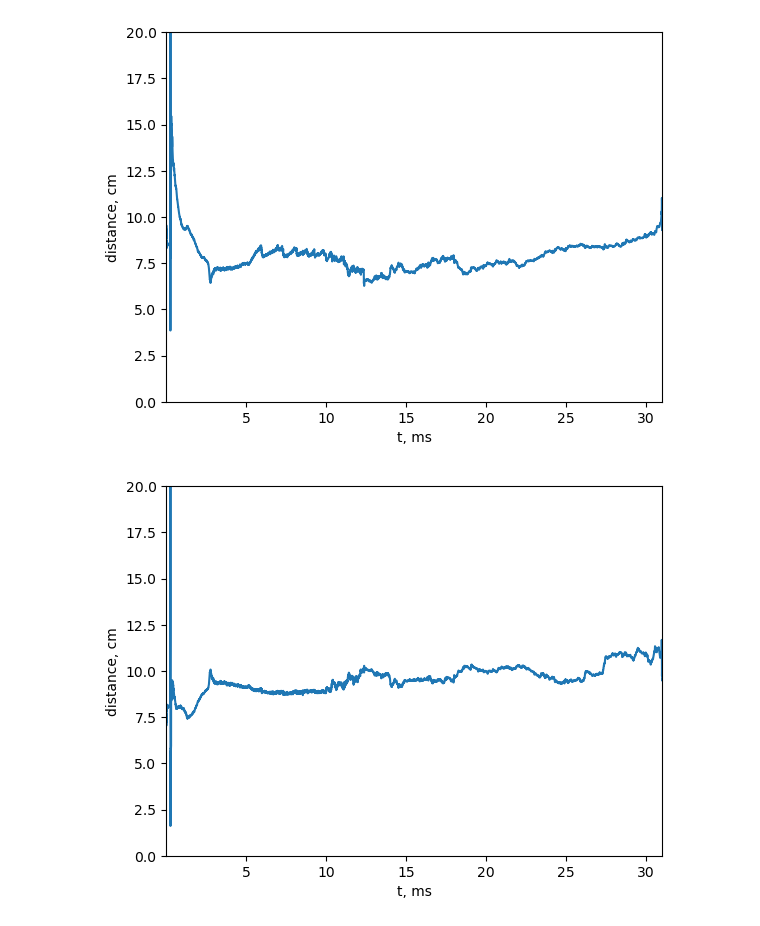
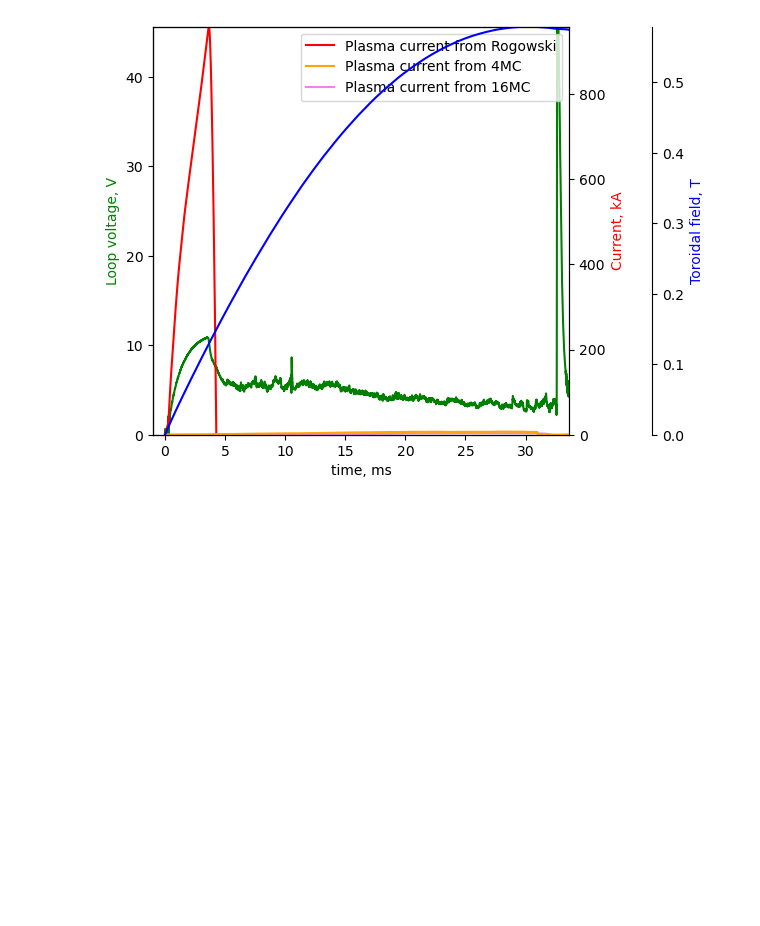
Before and after one commit to trulybruly/zonal-flows, a Jupyter notebook: GOLEM.ipynb, the cells around one changed output. Drawn from its saved outputs; the diff is of its cells as text; code cells hidden in the pictures; blank space fills up the shorter version.

```diff
--- a/GOLEM.ipynb
+++ b/GOLEM.ipynb
@@ -132,14 +132,14 @@ def correct_signal(signal_name, shot, vacuum_shot, channel = None):
     Signal = read_signal(shot, signal_name, channel)
 
     Time = read_signal(shot, 'MC16', 1)
-    if signal_name != 'B_t':
-        Signal = calib_vac(Signal[0], Signal[1], Signal_vac[1])
-    if signal_name == 'U_RogCoil':
-        Signal = calib_sig(Signal[0], Signal[1], (-0.6, -0.06))
-    elif signal_name == 'MC16':
-        Signal = calib_sig(Signal[0], Signal[1], (0.2, 1.0))
-    elif signal_name == 'MC_lim':
-        Signal = calib_sig(Signal[0], Signal[1], (0.2, 1.0))
+    #if signal_name != 'B_t':
+    #    Signal = calib_vac(Signal[0], Signal[1], Signal_vac[1])
+    #if signal_name == 'U_RogCoil':
+    #    Signal = calib_sig(Signal[0], Signal[1], (-0.6, -0.06))
+    #elif signal_name == 'MC16':
+    #    Signal = calib_sig(Signal[0], Signal[1], (0.2, 1.0))
+    #elif signal_name == 'MC_lim':
+    #    Signal = calib_sig(Signal[0], Signal[1], (0.2, 1.0))
     Signal = resample_as(Signal, Time)
     return Signal
 
@@ -640,8 +640,8 @@ def show_start_end_dis(fig):
 # %%
 #%%    Programm
 
-vacuum_shot = 49021
-shot = 49025
+vacuum_shot = 49072
+shot = 49071
 
 I_pl = plasma_current(shot, vacuum_shot)
 U_loop = correct_signal('U_loop', shot, vacuum_shot)
@@ -649,49 +649,48 @@ B_t = correct_signal('B_t', shot, vacuum_shot)
 t_0, t_1 = discharge_duration(I_pl, U_loop)
 I_pl = calib_slope(I_pl, (t_0-1.0, t_0-0.5), (t_1+10.0, t_1+10.5))
 
-MC4L = MC_array('MC_lim', shot, vacuum_shot)
-MC16_array = MC_array('MC16', shot, vacuum_shot)
+#MC4L = MC_array('MC_lim', shot, vacuum_shot)
+#MC16_array = MC_array('MC16', shot, vacuum_shot)
 
-Δz, Δr, r_pl = plasma_position('MC_lim', MC4L)
-Δz1, Δr1, r_pl1 = plasma_position('MC16', MC16_array)
-I_pl_MC = current_MC16(MC16_array)
-I_pl_MC2 = current_MC4(MC4L)
-q = edge_safety_factor(Δz, Δr, r_pl, I_pl, B_t, t_0, t_1)
-L_BIAS, rho_BIAS = distance_between(r_0 - z_BIAS, R_0, Δz, R_0 + Δr, r_pl)
-L_DRP, rho_DRP = distance_between(-r_0 + z_DRP, R_0, Δz, R_0 + Δr, r_pl)
+#Δz, Δr, r_pl = plasma_position('MC_lim', MC4L)
+#Δz1, Δr1, r_pl1 = plasma_position('MC16', MC16_array)
+#I_pl_MC = current_MC16(MC16_array)
+#I_pl_MC2 = current_MC4(MC4L)
+#q = edge_safety_factor(Δz, Δr, r_pl, I_pl, B_t, t_0, t_1)
+#L_BIAS, rho_BIAS = distance_between(r_0 - z_BIAS, R_0, Δz, R_0 + Δr, r_pl)
+#L_DRP, rho_DRP = distance_between(-r_0 + z_DRP, R_0, Δz, R_0 + Δr, r_pl)
 
 #plot_distance_between(rho_BIAS, 'rho')
 #plot_distance_between(rho_DRP, 'rho')
-fig1 = plot_distance_between(L_BIAS, 'distance')
-fig2 = plot_distance_between(L_DRP, 'distance')
+#fig1 = plot_distance_between(L_BIAS, 'distance')
+#fig2 = plot_distance_between(L_DRP, 'distance')
 
-# plot_VCT()
-# plot_position(Δz, Δr, r_pl)
-# plot_position(Δz1, Δr1, r_pl1)
+plot_VCT()
+#plot_position(Δz, Δr, r_pl)
+#plot_position(Δz1, Δr1, r_pl1)
 # plot_q()
 # plot_chronogram()
 
 
 #fig2, graph_axes = plt.subplots(figsize=(8, 8))
 #fig2.subplots_adjust(left=0.15, right=0.95, top=0.95, bottom=0.2)
 #axes_slider_time = plt.axes([0.15, 0.05, 0.75, 0.04])
 #slider_time = Slider(axes_slider_time, label='time, ms', valmin=t_0, valmax=t_1,
 #                          valinit=t_0, valfmt='%1.2f', valstep=0.05)
 #picture = Golem_geometry('MC16')
 #slider_time.on_changed(onChangeValue)
 #
 #
 plt.show()
 
 
 
 # f, Cxy = sc.signal.coherence(MC16_array[1], MC16_array[2], fs=1E3)
 # plt.plot(f, np.abs(Cxy))
 # f, t, Sxx = sc.signal.spectrogram(MC16_array[1], fs=1E3)
 # plt.pcolormesh(t, f, np.log(Sxx), shading='gouraud')
 # %% [output]
-[figure, old version]
+[figure, new version]
-[figure, removed]
 # %%
 def analyze_shot(
     shot,
```
Also changed, not shown: parts of 5 cells of this notebook, 18 other files.
